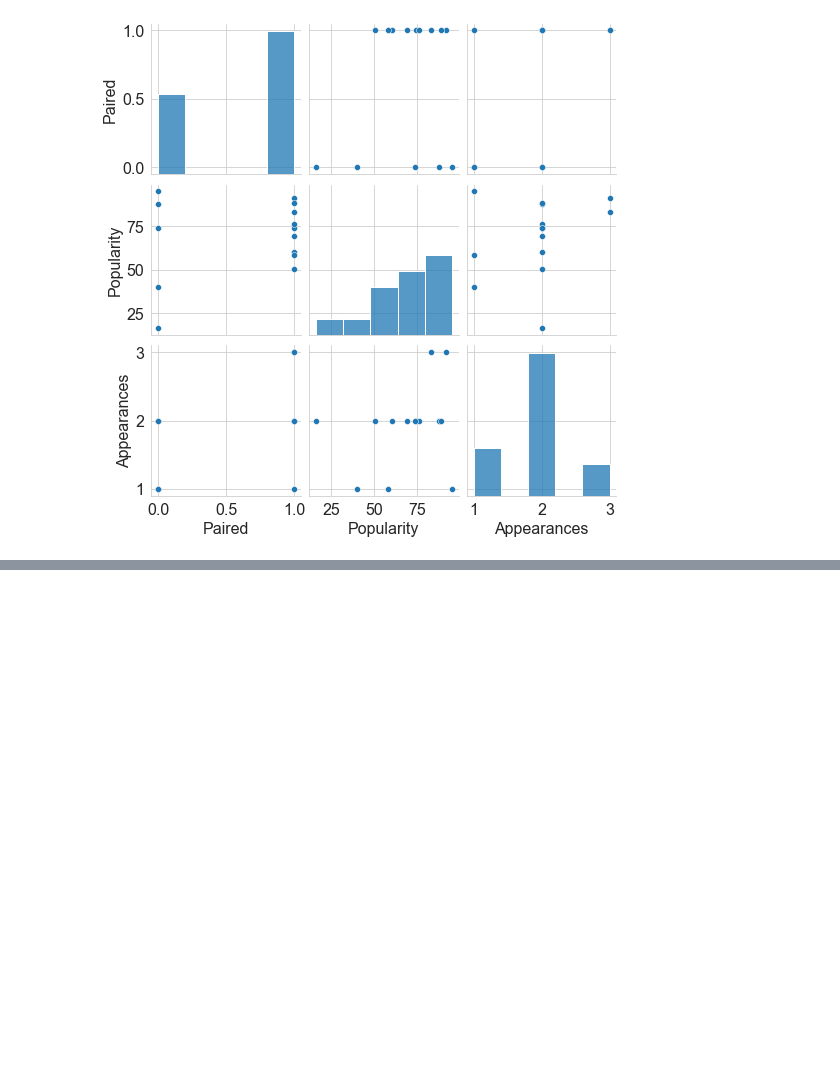
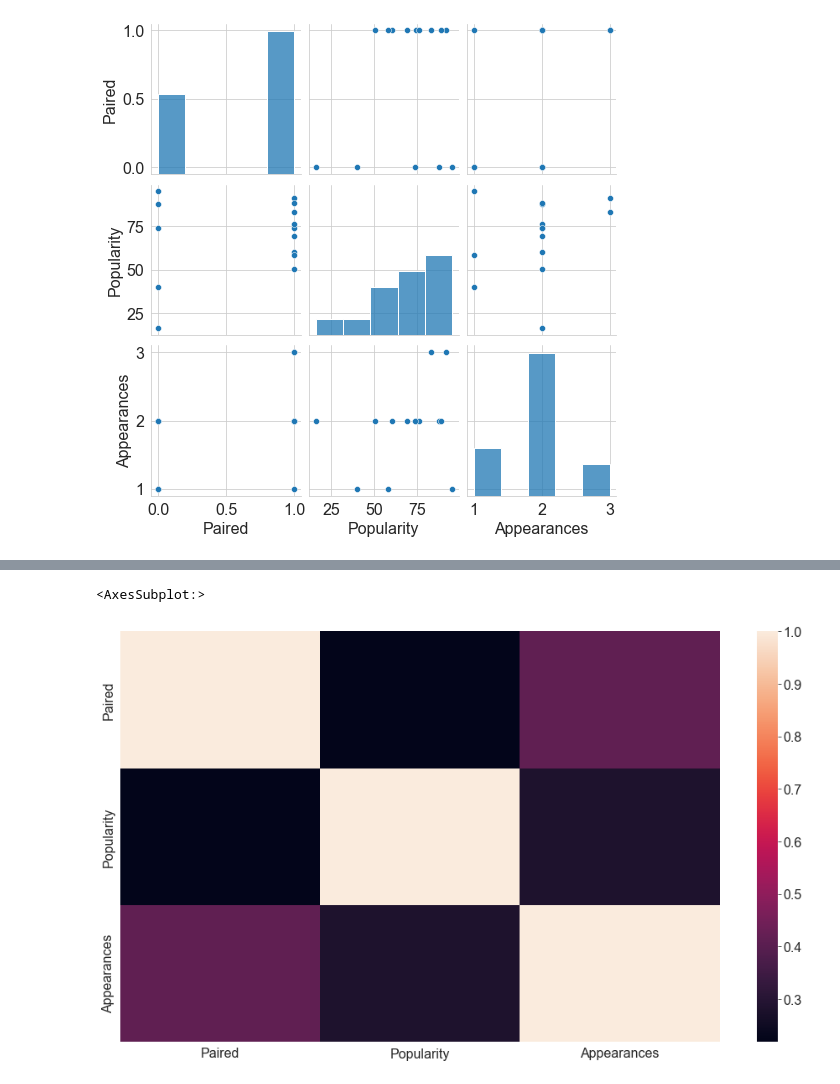
Before and after one commit to GoldenGarr/Genshin-analysis, a Jupyter notebook: Whatever.ipynb, the cells around one changed output, grey strips where cells are left out. Saved outputs shown, nothing was run; the diff lists cells and outputs as text; code cells hidden in the pictures; blank space fills up the shorter version.

```diff
--- a/Whatever.ipynb
+++ b/Whatever.ipynb
@@ -302,0 +234,8 @@ sns.regplot(df.Popularity, df.Appearances)
+# %%
+numeric_columns = unique_df.loc[:, unique_df.dtypes != object].columns
+
+fig = plt.figure(figsize=(16, 9))
+sns.heatmap(unique_df[numeric_columns].corr())
+# %% [output]
+<AxesSubplot:>
+[figure, added]
```
Also changed, not shown: parts of 10 cells of this notebook.
